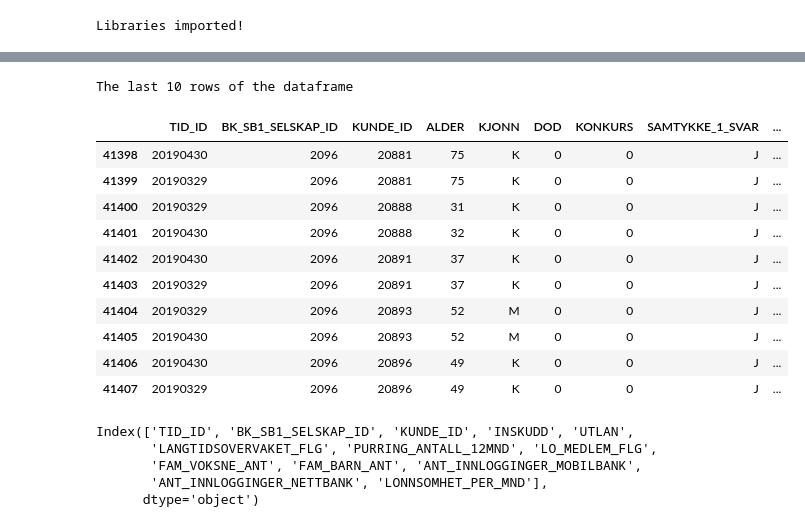
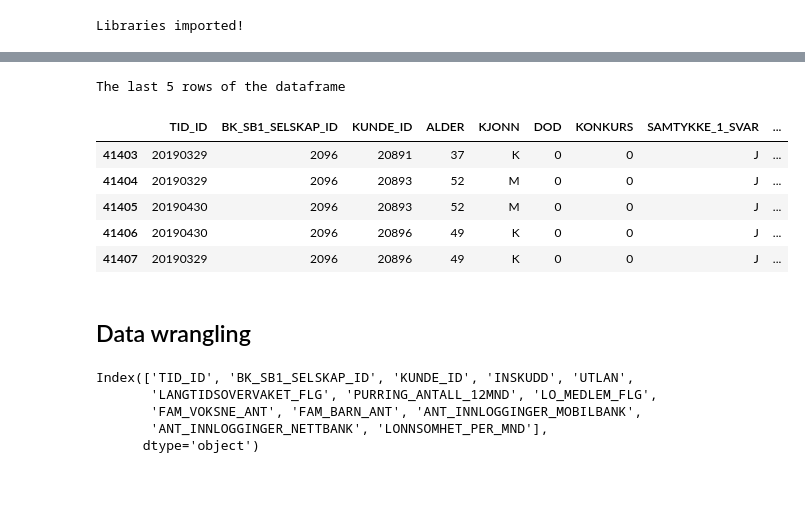
Before and after one commit to AlizaminJ/Bank_Case, a Jupyter notebook: Interview Case.ipynb, the cells around one changed output, grey strips where cells are left out. Saved outputs shown, nothing was run; the diff lists cells and outputs as text; code cells hidden in the pictures; blank space fills up the shorter version.

```diff
--- a/Interview Case.ipynb
+++ b/Interview Case.ipynb
@@ -65,21 +77,18 @@ The last 10 rows of the dataframe
 | 41435 | 20190430 | 2096 | 11946 | NaN | NaN | 0 | NaN | ... |
 | 41436 | 20190329 | 2096 | 10508 | NaN | NaN | 0 | NaN | ... |
 # %%
-print("The last 10 rows of the dataframe\n")
-df_2.tail(10)
+print("The last 5 rows of the dataframe\n")
+df_2.tail(5)
 # %% [output]
-The last 10 rows of the dataframe
+The last 5 rows of the dataframe
 |  | TID_ID | BK_SB1_SELSKAP_ID | KUNDE_ID | ALDER | KJONN | DOD | KONKURS | SAMTYKKE_1_SVAR | ... |
-| 41398 | 20190430 | 2096 | 20881 | 75 | K | 0 | 0 | J | ... |
-| 41399 | 20190329 | 2096 | 20881 | 75 | K | 0 | 0 | J | ... |
-| 41400 | 20190329 | 2096 | 20888 | 31 | K | 0 | 0 | J | ... |
-| 41401 | 20190430 | 2096 | 20888 | 32 | K | 0 | 0 | J | ... |
-| 41402 | 20190430 | 2096 | 20891 | 37 | K | 0 | 0 | J | ... |
 | 41403 | 20190329 | 2096 | 20891 | 37 | K | 0 | 0 | J | ... |
 | 41404 | 20190329 | 2096 | 20893 | 52 | M | 0 | 0 | J | ... |
 | 41405 | 20190430 | 2096 | 20893 | 52 | M | 0 | 0 | J | ... |
 | 41406 | 20190430 | 2096 | 20896 | 49 | K | 0 | 0 | J | ... |
 | 41407 | 20190329 | 2096 | 20896 | 49 | K | 0 | 0 | J | ... |
+# %% [markdown]
+## Data wrangling
 # %%
 # table headers in table_1
 print(df_1.columns)
```
Also changed, not shown: parts of 159 cells of this notebook, 3 other files.
